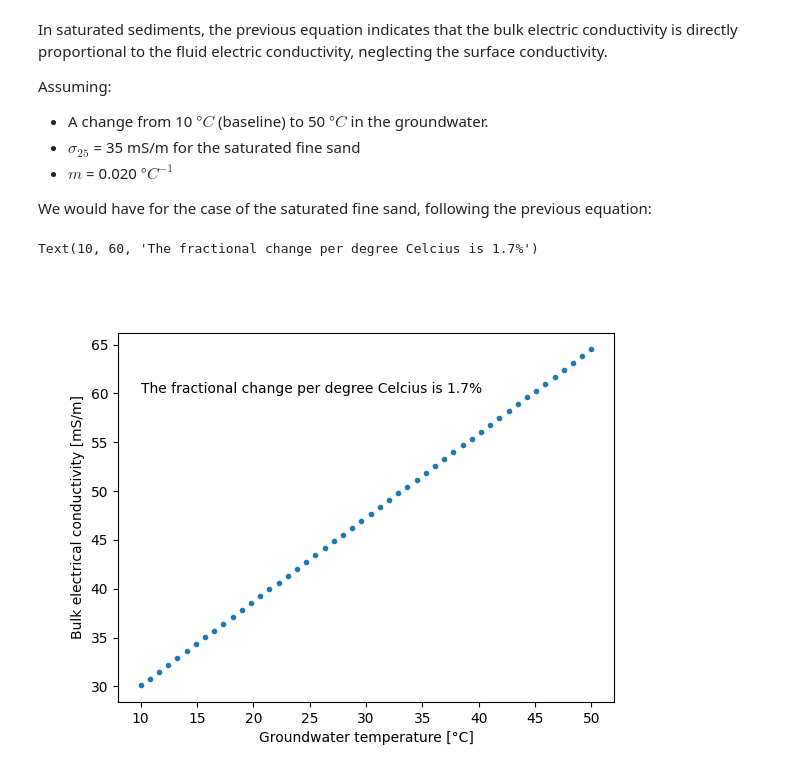
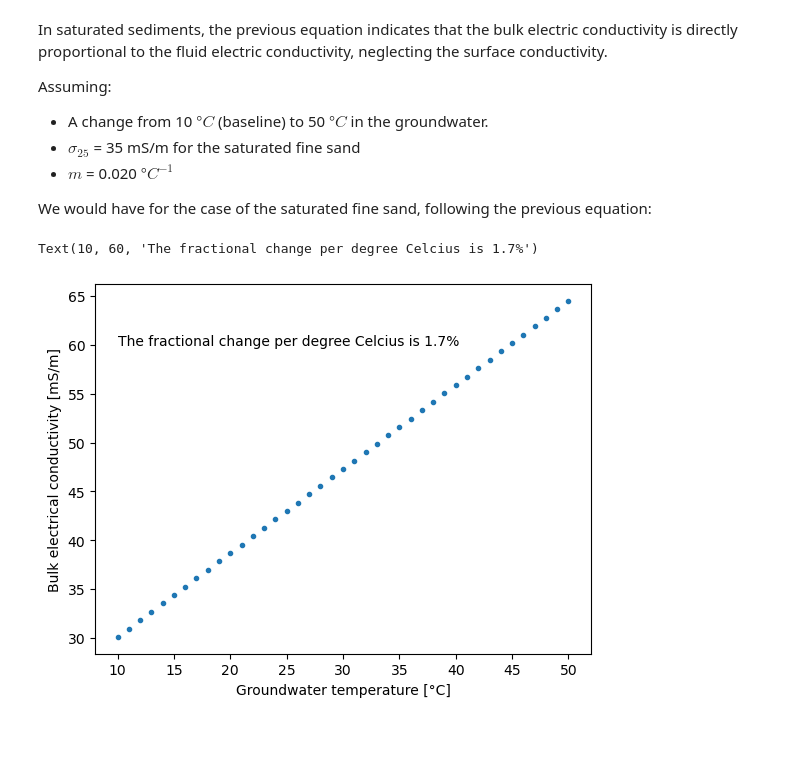
Before and after one commit to mariacarrizo/EMI_Gw_Temp_1D, a Jupyter notebook: Notebook.ipynb, the cells around one changed output. Saved outputs shown, nothing was run; the diff lists cells and outputs as text; code cells hidden in the pictures; blank space fills up the shorter version.

```diff
--- a/Notebook.ipynb
+++ b/Notebook.ipynb
@@ -49,24 +67,24 @@ Assuming:
 We would have for the case of the saturated fine sand, following the previous equation:
 # %%
 ini_temp = 10
-end_temp = 50
+end_temp = 51
 
-T = np.linspace(ini_temp, end_temp)
+T = np.linspace(ini_temp, end_temp, 41, endpoint=False)
 sigma_25 = 43
 m = 0.020
 
 sigma_bulk = (m * (T - 25) + 1) * sigma_25
 
 sigma_ini = sigma_bulk[0]
 sigma_end = sigma_bulk[-1]
 
 Frac_change = (sigma_end - sigma_ini)/(end_temp - ini_temp)/50*100
 
 fig, ax = plt.subplots()
 ax.plot(T, sigma_bulk, '.')
 ax.set_xlabel('Groundwater temperature [°C]')
 ax.set_ylabel('Bulk electrical conductivity [mS/m]')
 ax.text(10, 60,'The fractional change per degree Celcius is ' + "{:1.1f}".format(Frac_change) + '%')
 # %% [output]
 Text(10, 60, 'The fractional change per degree Celcius is 1.7%')
-[figure, old version]
+[figure, new version]
```
Also changed, not shown: parts of 12 cells of this notebook.
